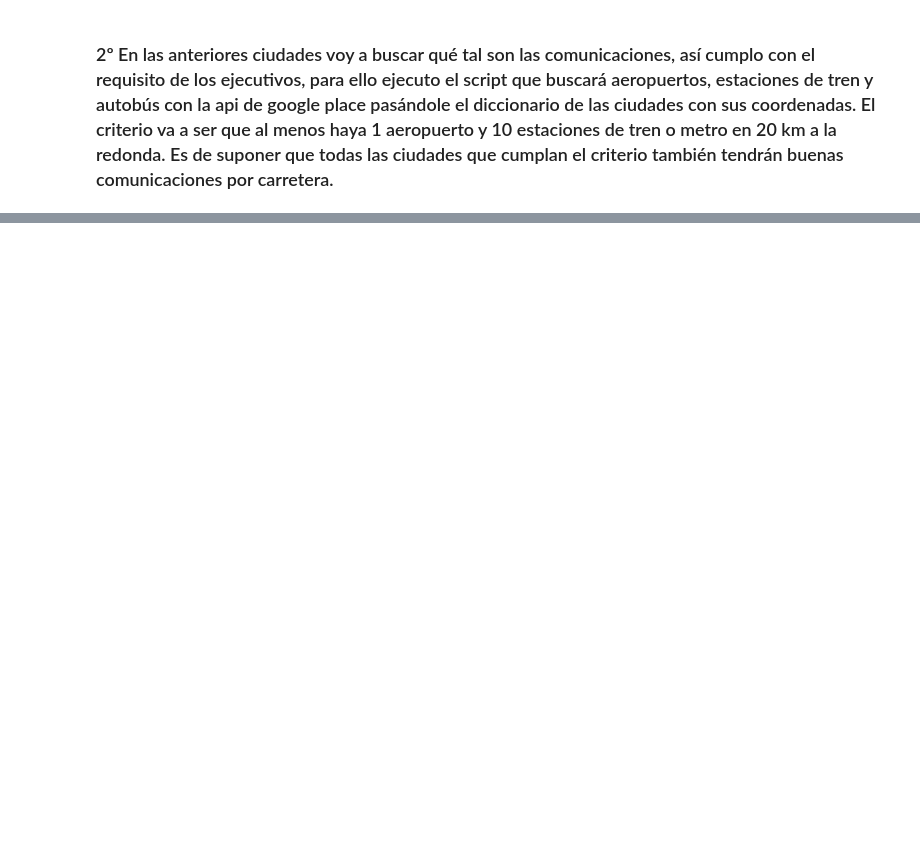
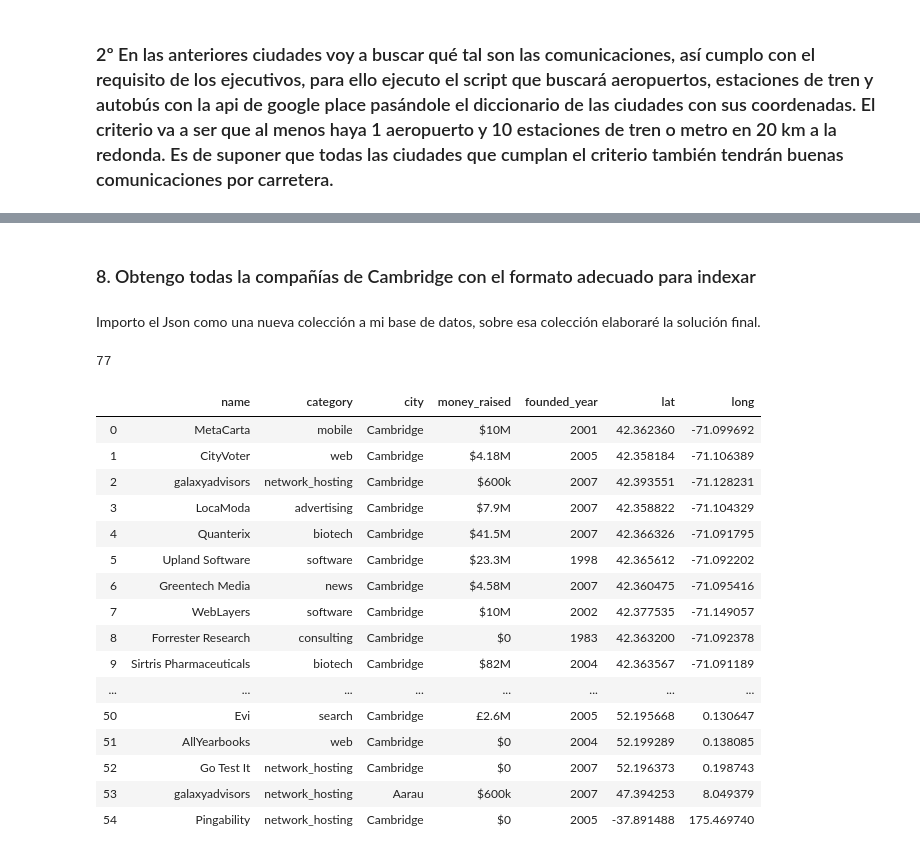
Before and after one commit to farcDev0001/geospatial-location-project, a Jupyter notebook: modules/main.ipynb, the cells around one changed output, grey strips where cells are left out. Cells and saved outputs as stored; diff of their text form; code cells hidden in the pictures; blank space fills up the shorter version.

```diff
--- a/modules/main.ipynb
+++ b/modules/main.ipynb
@@ -111,0 +91,2 @@ pd.read_csv('../outputs/okByCost.csv').drop(columns = 'Unnamed: 0')
+# %% [markdown]
+### 8. Obtengo todas la compañías de Cambridge con el formato adecuado para indexar
@@ -111,0 +96,65 @@ pd.read_csv('../outputs/okByCost.csv').drop(columns = 'Unnamed: 0')
+# %% [markdown]
+Importo el Json como una nueva colección a mi base de datos, sobre esa colección elaboraré la solución final.
+# %%
+def officeCambridgeOk():
+    from pymongo import MongoClient
+    import pandas as pd
+    from getMongoClient import getClient
+    from getEnv import getVariable
+    client = getClient()
+    dbCompanies = client.companies
+    cambridge1m = list(dbCompanies.cambridge.find())
+    listCambridge = getListOffice2km(cambridge1m,dbCompanies)
+
+
+    #listGame1M100K=list(filter(lambda df:True if df.name.count() in range(5,maximo+1) else False,listGame1M100K))
+
+    return listCambridge
+
+
+def getCompaniesNear(lat,long, min_Distance,db):
+    return list(db.cambridge.find({
+        "position": {
+            "$near": {
+               "$geometry": {
+                  "type": "Point" ,
+                  "coordinates": [ long , lat ]
+               },
+               "$minDistance": min_Distance
+             }
+       }
+    }))
+
+def getListOffice2km(listOffice,db):
+    import pandas as pd
+    listDf = []
+    for ele in listOffice:
+        df = pd.DataFrame(getCompaniesNear(ele['lat'],ele['long'],2000,db))
+        listDf.append(df.reset_index().drop(columns=['index','_id','position']))
+    return listDf
+# %%
+l = officeCambridgeOk()
+len(l)
+# %% [output]
+77
+# %%
+import pandas as pd
+pd.DataFrame(l[0])
+# %% [output]
+|  | name | category | city | money_raised | founded_year | lat | long |
+| 0 | MetaCarta | mobile | Cambridge | $10M | 2001 | 42.362360 | -71.099692 |
+| 1 | CityVoter | web | Cambridge | $4.18M | 2005 | 42.358184 | -71.106389 |
+| 2 | galaxyadvisors | network_hosting | Cambridge | $600k | 2007 | 42.393551 | -71.128231 |
+| 3 | LocaModa | advertising | Cambridge | $7.9M | 2007 | 42.358822 | -71.104329 |
+| 4 | Quanterix | biotech | Cambridge | $41.5M | 2007 | 42.366326 | -71.091795 |
+| 5 | Upland Software | software | Cambridge | $23.3M | 1998 | 42.365612 | -71.092202 |
+| 6 | Greentech Media | news | Cambridge | $4.58M | 2007 | 42.360475 | -71.095416 |
+| 7 | WebLayers | software | Cambridge | $10M | 2002 | 42.377535 | -71.149057 |
+| 8 | Forrester Research | consulting | Cambridge | $0 | 1983 | 42.363200 | -71.092378 |
+| 9 | Sirtris Pharmaceuticals | biotech | Cambridge | $82M | 2004 | 42.363567 | -71.091189 |
+| ... | ... | ... | ... | ... | ... | ... | ... |
+| 50 | Evi | search | Cambridge | £2.6M | 2005 | 52.195668 | 0.130647 |
+| 51 | AllYearbooks | web | Cambridge | $0 | 2004 | 52.199289 | 0.138085 |
+| 52 | Go Test It | network_hosting | Cambridge | $0 | 2007 | 52.196373 | 0.198743 |
+| 53 | galaxyadvisors | network_hosting | Aarau | $600k | 2007 | 47.394253 | 8.049379 |
+| 54 | Pingability | network_hosting | Cambridge | $0 | 2005 | -37.891488 | 175.469740 |
```
Also changed, not shown: parts of 20 cells of this notebook, 9 other files.
